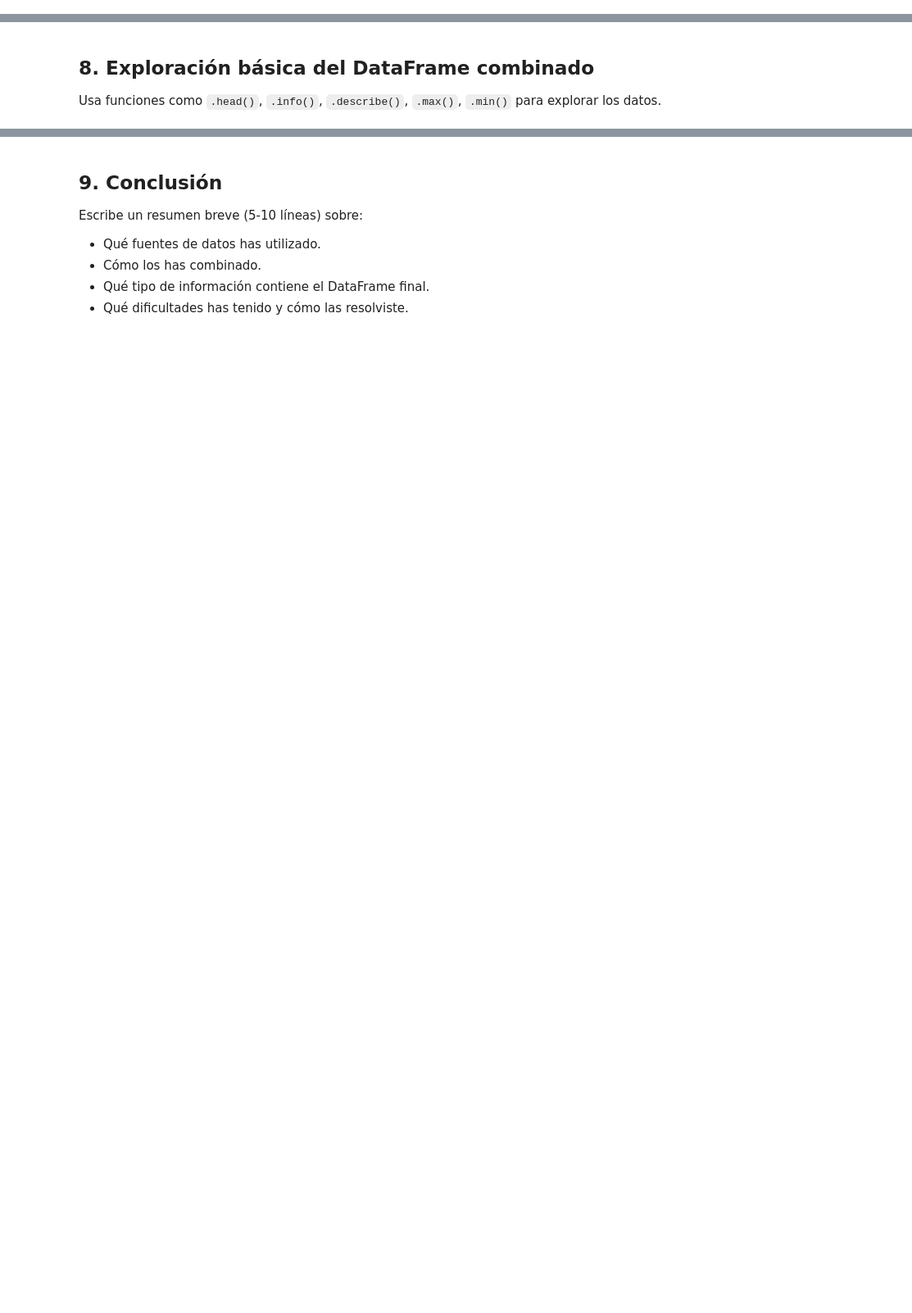
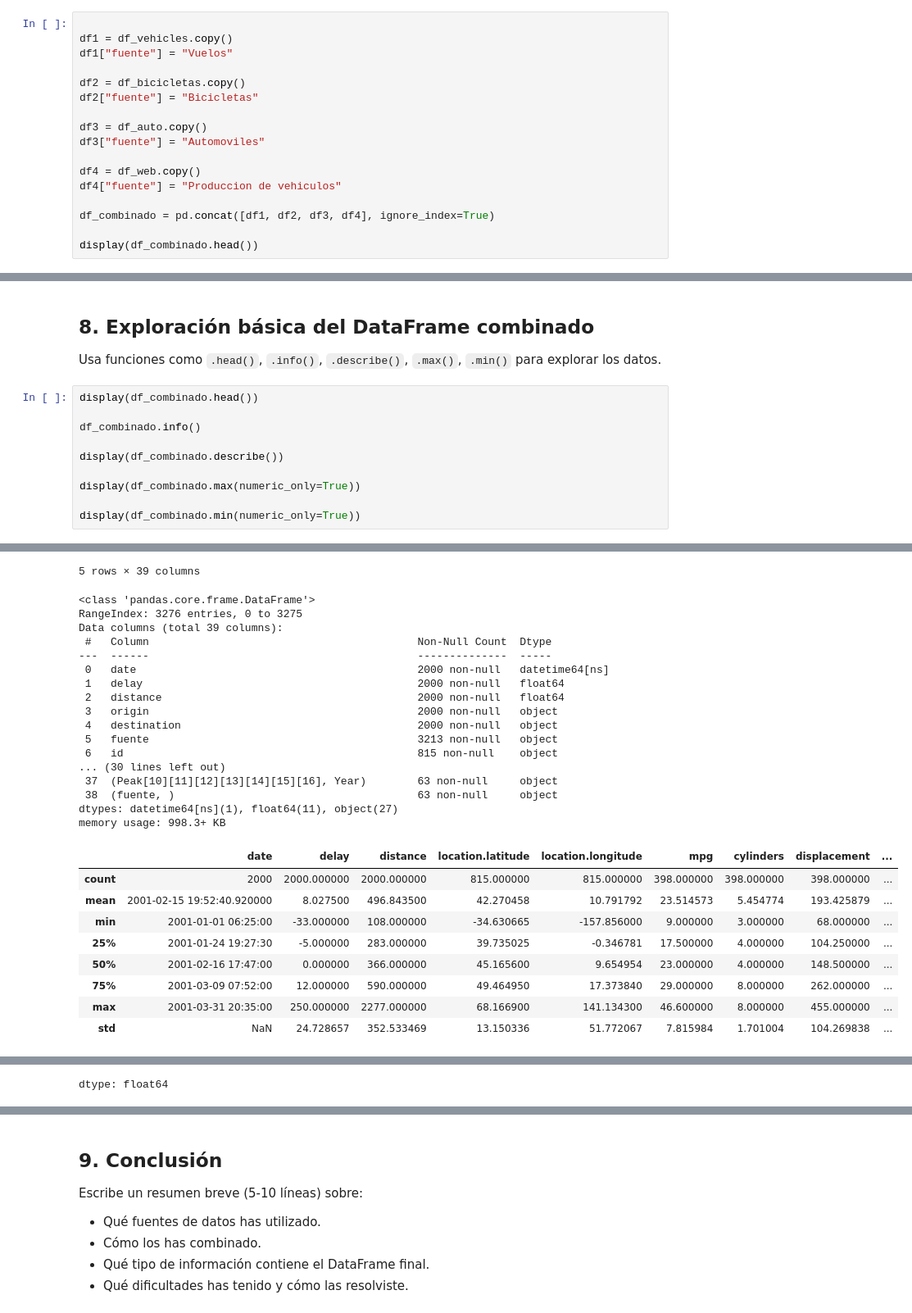
Before and after one commit to OthmaneL4/IA-y-Big-Data-, a Jupyter notebook: Tarea_Sesion_10.ipynb, the cells around one changed output, grey strips where cells are left out. Shown at 82% size. Cells and saved outputs as stored; diff of their text form; blank space fills up the shorter version.

```diff
--- a/Tarea_Sesion_10.ipynb
+++ b/Tarea_Sesion_10.ipynb
@@ -121,3 +123,20 @@ Tablas encontradas: 4
 
 ##  7. Unir los DataFrames obtenidos
 Combina los distintos DataFrames en uno solo (`df_combinado`) usando `pd.concat()` o `pd.merge()`.
+# %%
+
+df1 = df_vehicles.copy()
+df1["fuente"] = "Vuelos"
+
+df2 = df_bicicletas.copy()
+df2["fuente"] = "Bicicletas"
+
+df3 = df_auto.copy()
+df3["fuente"] = "Automoviles"
+
+df4 = df_web.copy()
+df4["fuente"] = "Produccion de vehiculos"
+
+df_combinado = pd.concat([df1, df2, df3, df4], ignore_index=True)
+
+display(df_combinado.head())
@@ -125,3 +152,14 @@ Combina los distintos DataFrames en uno solo (`df_combinado`) usando `pd.concat(
 
 ##  8. Exploración básica del DataFrame combinado
 Usa funciones como `.head()`, `.info()`, `.describe()`, `.max()`, `.min()` para explorar los datos.
+# %%
+display(df_combinado.head())
+
+df_combinado.info()
+
+display(df_combinado.describe())
+
+display(df_combinado.max(numeric_only=True))
+
+display(df_combinado.min(numeric_only=True))
+# %% [output]
@@ -127,0 +172,27 @@ Usa funciones como `.head()`, `.info()`, `.describe()`, `.max()`, `.min()` para
+5 rows × 39 columns
+<class 'pandas.core.frame.DataFrame'>
+RangeIndex: 3276 entries, 0 to 3275
+Data columns (total 39 columns):
+ #   Column                                          Non-Null Count  Dtype
+---  ------                                          --------------  -----
+ 0   date                                            2000 non-null   datetime64[ns]
+ 1   delay                                           2000 non-null   float64
+ 2   distance                                        2000 non-null   float64
+ 3   origin                                          2000 non-null   object
+ 4   destination                                     2000 non-null   object
+ 5   fuente                                          3213 non-null   object
+ 6   id                                              815 non-null    object
+... (30 lines left out)
+ 37  (Peak[10][11][12][13][14][15][16], Year)        63 non-null     object
+ 38  (fuente, )                                      63 non-null     object
+dtypes: datetime64[ns](1), float64(11), object(27)
+memory usage: 998.3+ KB
+|  | date | delay | distance | location.latitude | location.longitude | mpg | cylinders | displacement | ... |
+| count | 2000 | 2000.000000 | 2000.000000 | 815.000000 | 815.000000 | 398.000000 | 398.000000 | 398.000000 | ... |
+| mean | 2001-02-15 19:52:40.920000 | 8.027500 | 496.843500 | 42.270458 | 10.791792 | 23.514573 | 5.454774 | 193.425879 | ... |
+| min | 2001-01-01 06:25:00 | -33.000000 | 108.000000 | -34.630665 | -157.856000 | 9.000000 | 3.000000 | 68.000000 | ... |
+| 25% | 2001-01-24 19:27:30 | -5.000000 | 283.000000 | 39.735025 | -0.346781 | 17.500000 | 4.000000 | 104.250000 | ... |
+| 50% | 2001-02-16 17:47:00 | 0.000000 | 366.000000 | 45.165600 | 9.654954 | 23.000000 | 4.000000 | 148.500000 | ... |
+| 75% | 2001-03-09 07:52:00 | 12.000000 | 590.000000 | 49.464950 | 17.373840 | 29.000000 | 8.000000 | 262.000000 | ... |
+| max | 2001-03-31 20:35:00 | 250.000000 | 2277.000000 | 68.166900 | 141.134300 | 46.600000 | 8.000000 | 455.000000 | ... |
+| std | NaN | 24.728657 | 352.533469 | 13.150336 | 51.772067 | 7.815984 | 1.701004 | 104.269838 | ... |
@@ -127,0 +211 @@ Usa funciones como `.head()`, `.info()`, `.describe()`, `.max()`, `.min()` para
+dtype: float64
```
Also changed, not shown: parts of 5 cells of this notebook.
